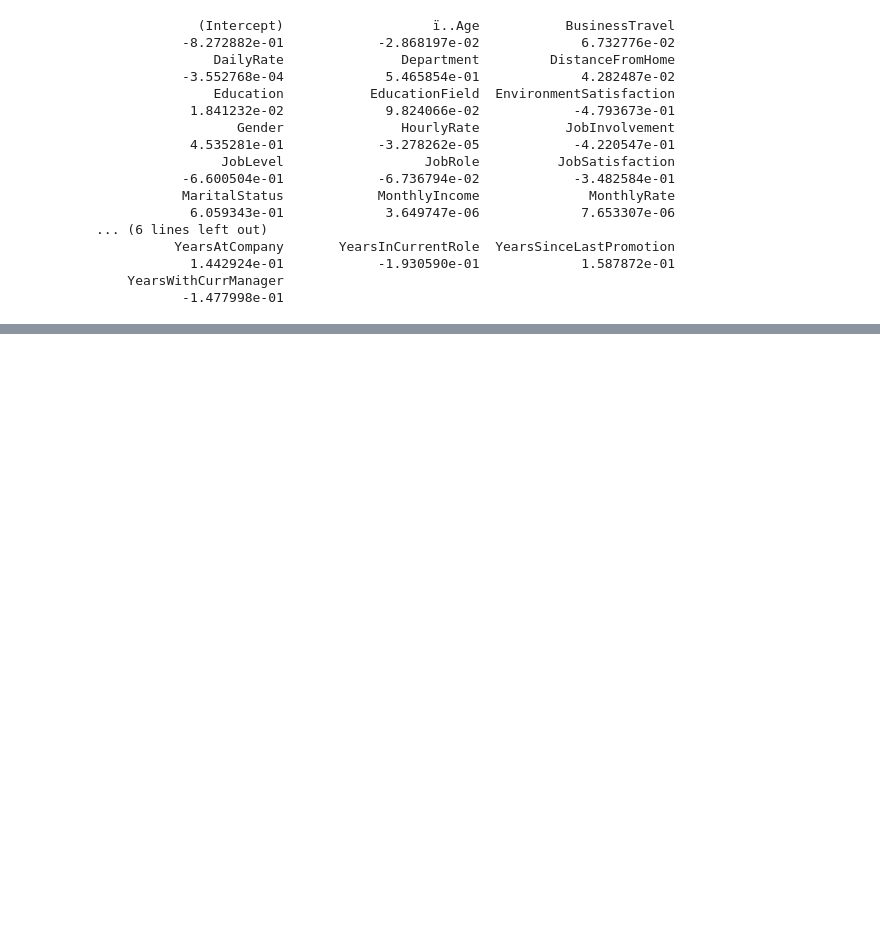
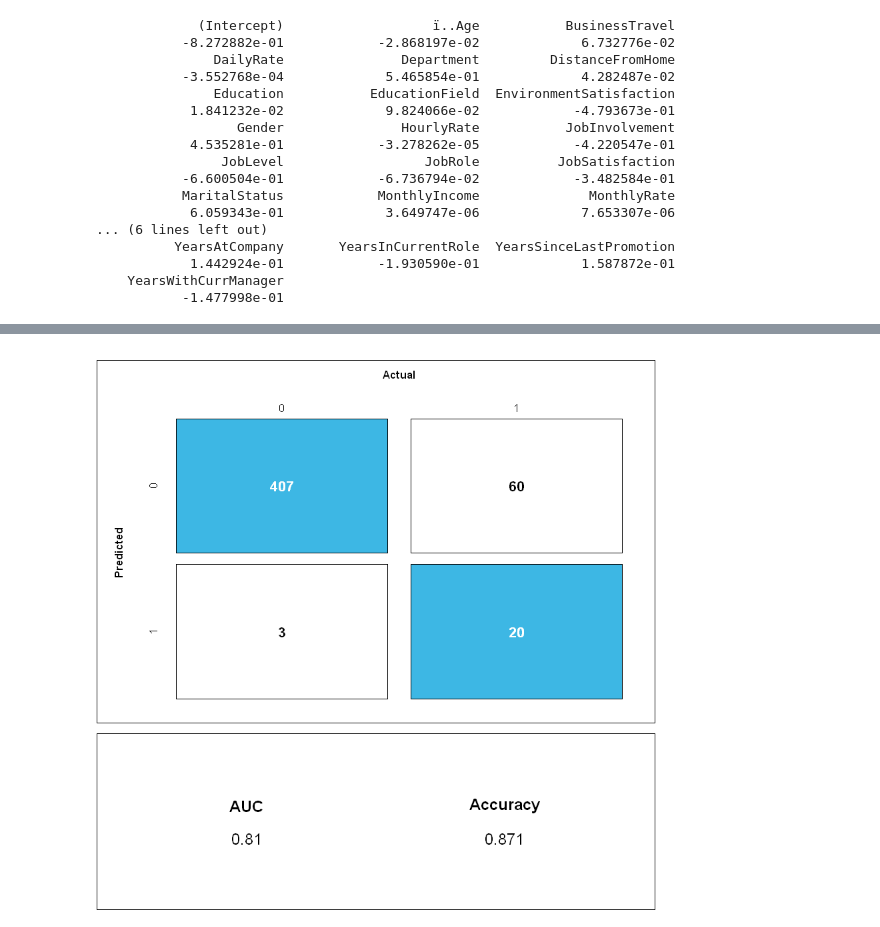
Before and after one commit to nkjadhav/R-Shiny-Employee-Attrition-Modeling, a Jupyter notebook: Employee Attrition Modeling.ipynb, the cells around one changed output, grey strips where cells are left out. Saved outputs shown, nothing was run; the diff lists cells and outputs as text; code cells hidden in the pictures; blank space fills up the shorter version.

```diff
--- a/Employee Attrition Modeling.ipynb
+++ b/Employee Attrition Modeling.ipynb
@@ -280,0 +409,10 @@ coef(LR_model)
+# %%
+# draw XGBoosting confusion matrix
+auc_xgb <- performance(ROCRpred_xgb, measure = "auc")  #obtain auc from @performance
+perf_xgb <- performance(ROCRpred_xgb, "prec", "cutoff")  #obtain tpr and fpr from @performance
+cut <- get_cutoff_point(perf_xgb, 0.7) #obtain the cutoff probability
+pred_values_xgb <- ifelse(pred.xgb > cut,1,0) #classify using cutoff probability
+cm_xgb <- confusionMatrix(data = factor(pred_values_xgb), reference = factor(test_Y)) #obtain confusion matrix
+draw_confusion_matrix(cm_xgb, auc_xgb@y.values, "#3DB7E4")  #Draw confusion matrix plot
+# %% [output]
+[figure, added]
```
Also changed, not shown: parts of 17 cells of this notebook.
